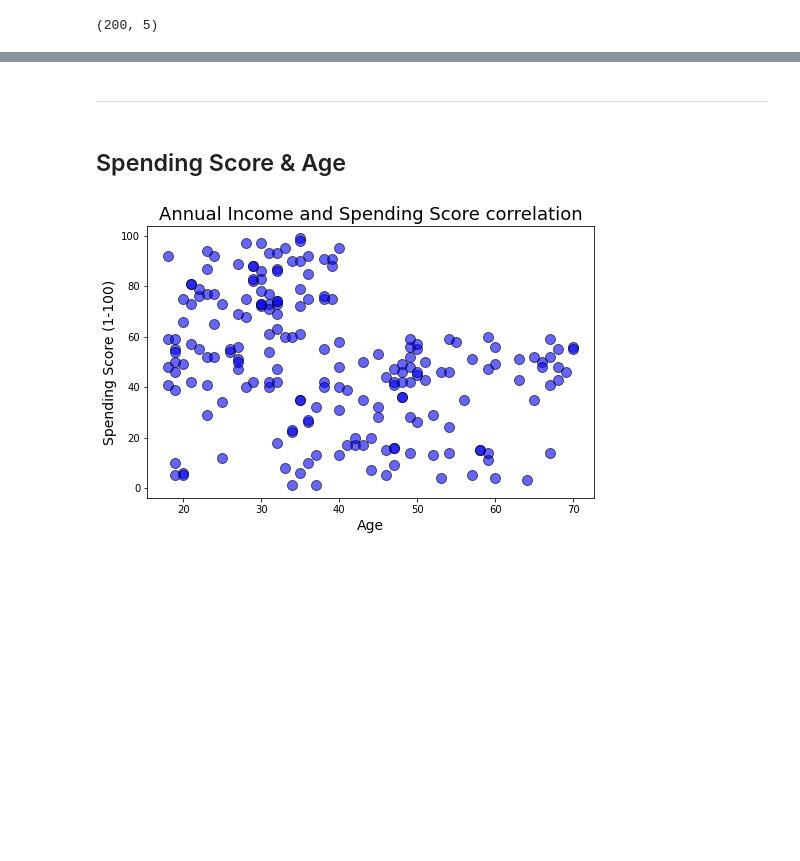
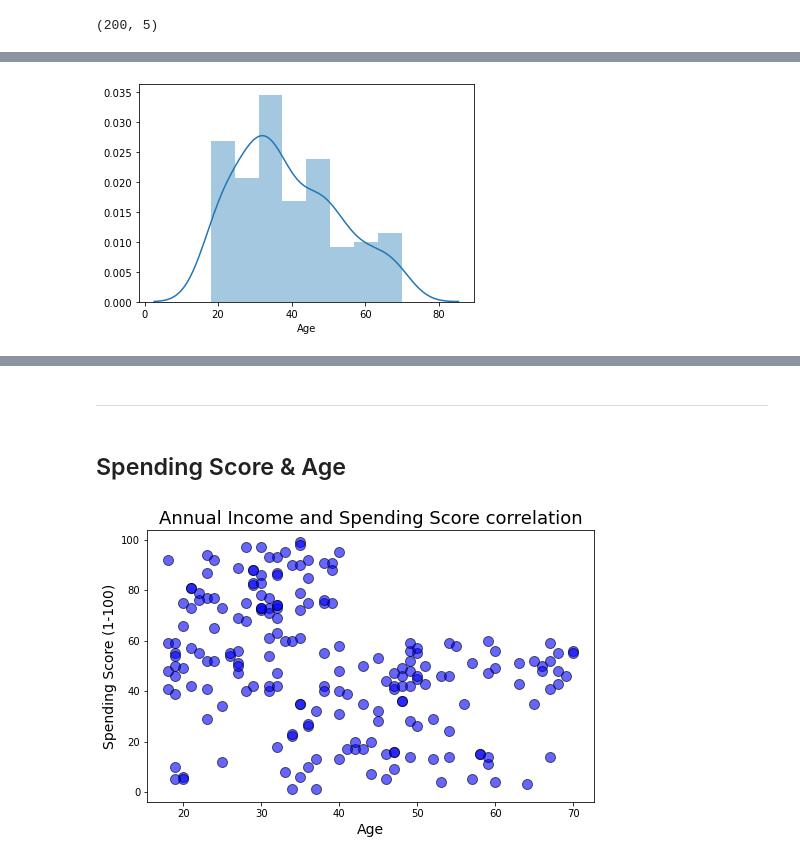
Before and after one commit to svenrr/mall-customer-clustering, a Jupyter notebook: Mall Segmentation Clustering.ipynb, the cells around one changed output, grey strips where cells are left out. Cells and saved outputs as stored; diff of their text form; code cells hidden in the pictures; blank space fills up the shorter version.

```diff
--- a/Mall Segmentation Clustering.ipynb
+++ b/Mall Segmentation Clustering.ipynb
@@ -55,0 +88,6 @@ https://www.kaggle.com/roshansharma/mall-customers-clustering-analysis
+# %%
+# Distribution of Age
+
+sns.distplot(df["Age"]);
+# %% [output]
+[figure, added]
```
Also changed, not shown: parts of 12 cells of this notebook.
